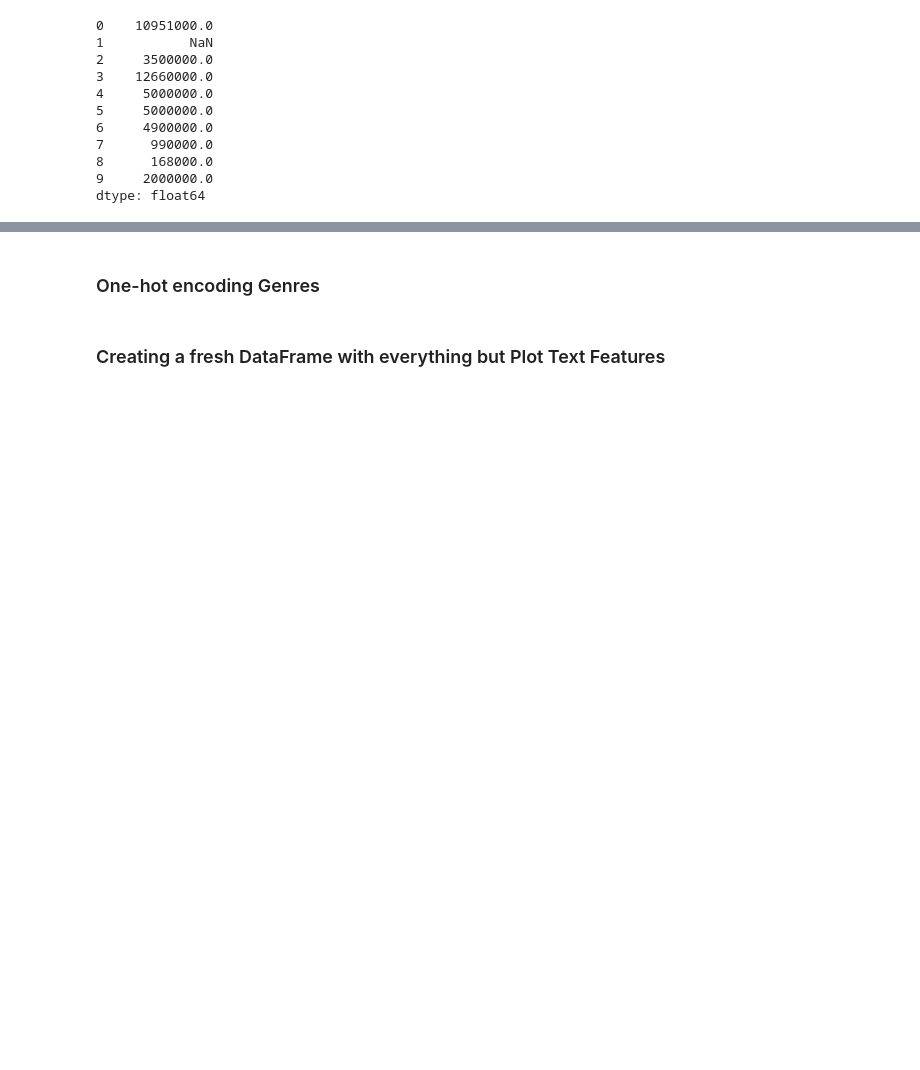
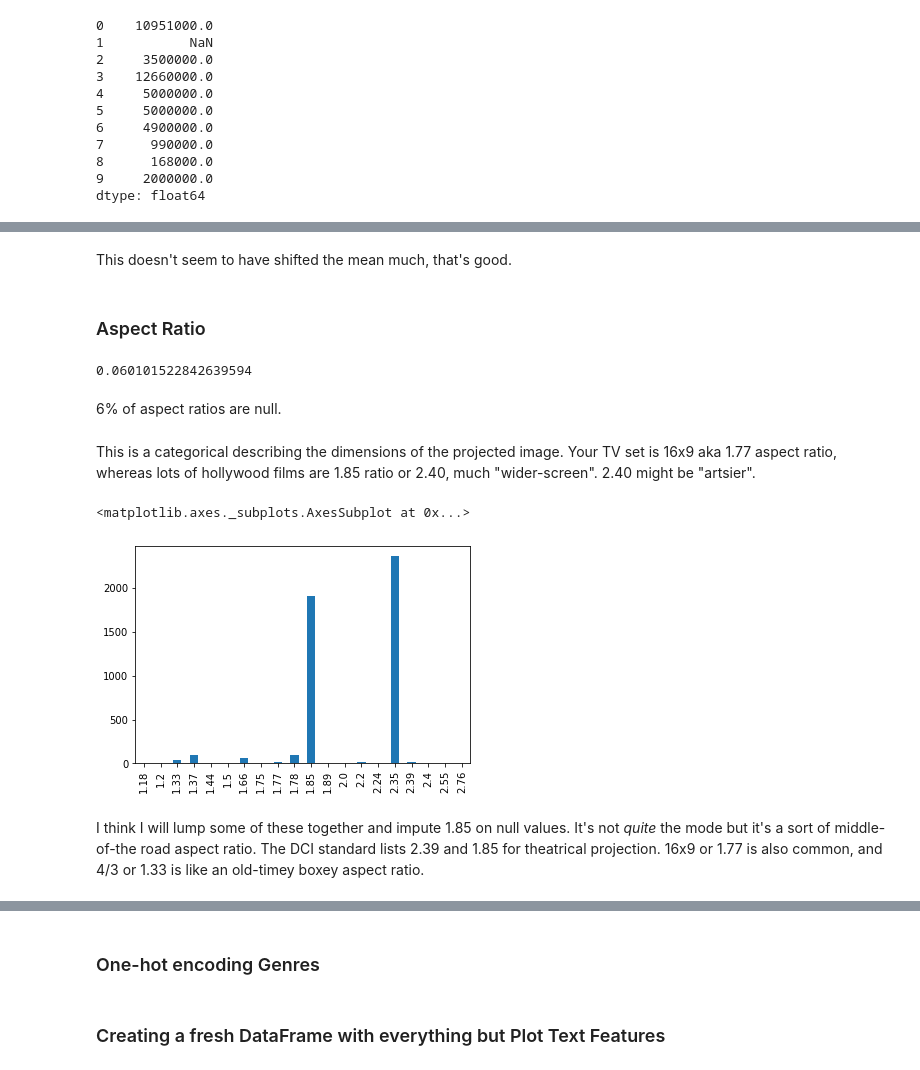
Before and after one commit to boscacci/IMdB-Regression, a Jupyter notebook: src/Good_Film_Bad_Film.ipynb, the cells around one changed output, grey strips where cells are left out. Drawn from its saved outputs; the diff is of its cells as text; code cells hidden in the pictures; blank space fills up the shorter version.

```diff
--- a/src/Good_Film_Bad_Film.ipynb
+++ b/src/Good_Film_Bad_Film.ipynb
@@ -216,0 +195,5 @@ dtype: float64
+# %%
+best_budget = df_lesscols.apply(best_guess_budget, axis=1)
+# %%
+df_best_guess_budget = df_lesscols.assign(best_budget=best_budget
+                                         ).drop("budget_api budget_kaggle".split(), axis=1)
@@ -216,0 +206,4 @@ dtype: float64
+# %%
+budget_med = df_best_guess_budget.best_budget.dropna().median()
+budget_mean = df_best_guess_budget.best_budget.dropna().mean()
+budget_med, budget_mean
@@ -216,0 +212,4 @@ dtype: float64
+# %%
+df_filled_budget = df_best_guess_budget.assign(
+    filled_budget = df_best_guess_budget["best_budget"].fillna(budget_med)
+).drop(["best_budget"],axis=1)
@@ -216,0 +224,21 @@ dtype: float64
+# %% [markdown]
+This doesn't seem to have shifted the mean much, that's good.
+# %% [markdown]
+### Aspect Ratio
+# %%
+df_filled_budget.aspect_ratio.isna().mean()
+# %% [output]
+0.060101522842639594
+# %% [markdown]
+6% of aspect ratios are null.
+# %% [markdown]
+This is a categorical describing the dimensions of the projected image. Your TV set is 16x9 aka 1.77 aspect ratio, whereas lots of hollywood films are 1.85 ratio or 2.40, much "wider-screen". 2.40 might be "artsier".
+# %%
+# Aspect ratio of 16 I take to mean 16x9 aka 1.77:
+df_filled_budget.aspect_ratio = df_filled_budget.aspect_ratio.apply(lambda x: 1.77 if x==16 else x)
+df_filled_budget.aspect_ratio.value_counts().sort_index().plot(kind="bar")
+# %% [output]
+<matplotlib.axes._subplots.AxesSubplot at 0x...>
+[figure, added]
+# %% [markdown]
+I think I will lump some of these together and impute 1.85 on null values. It's not *quite* the mode but it's a sort of middle-of-the road aspect ratio. The DCI standard lists 2.39 and 1.85 for theatrical projection. 16x9 or 1.77 is also common, and 4/3 or 1.33 is like an old-timey boxey aspect ratio.
```
Also changed, not shown: parts of 89 cells of this notebook, 2 other files.
